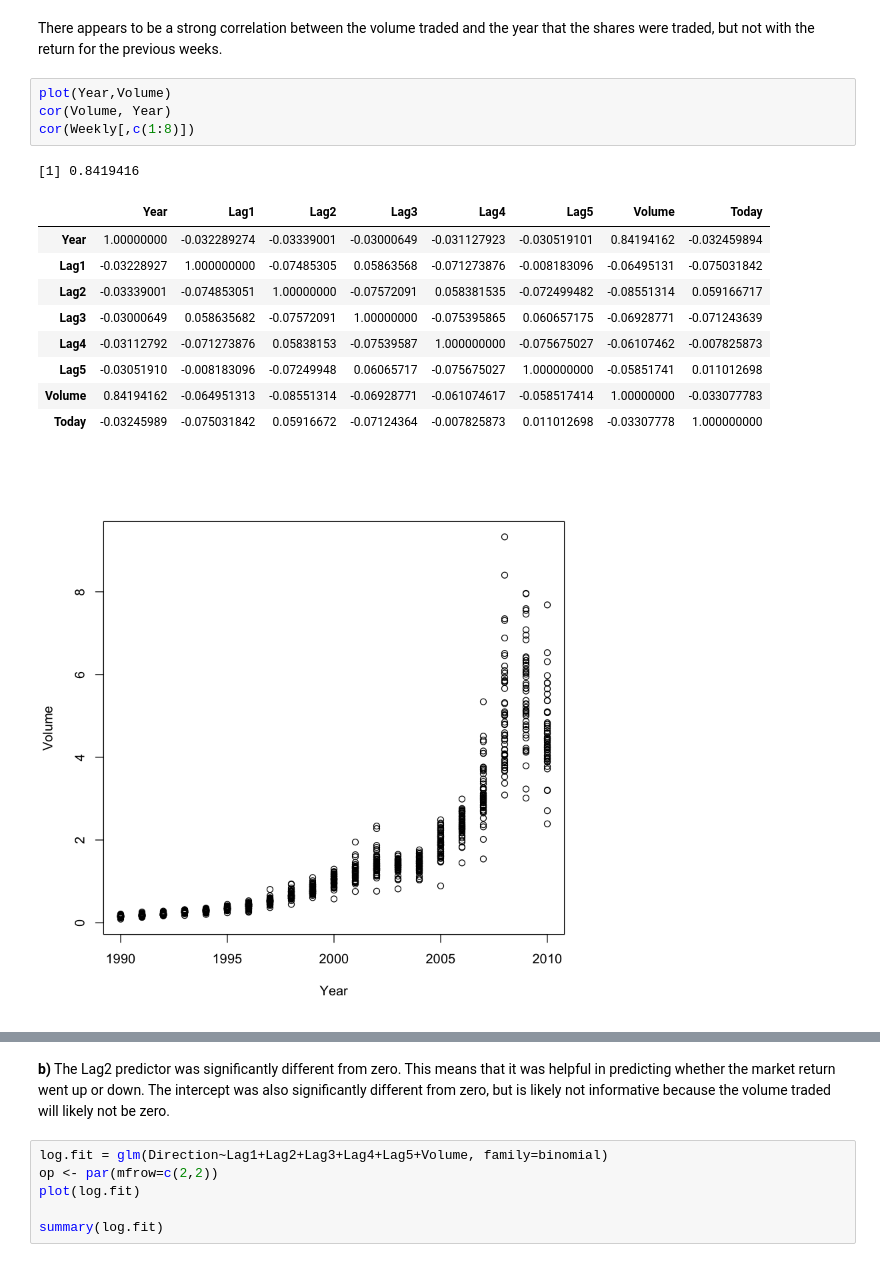
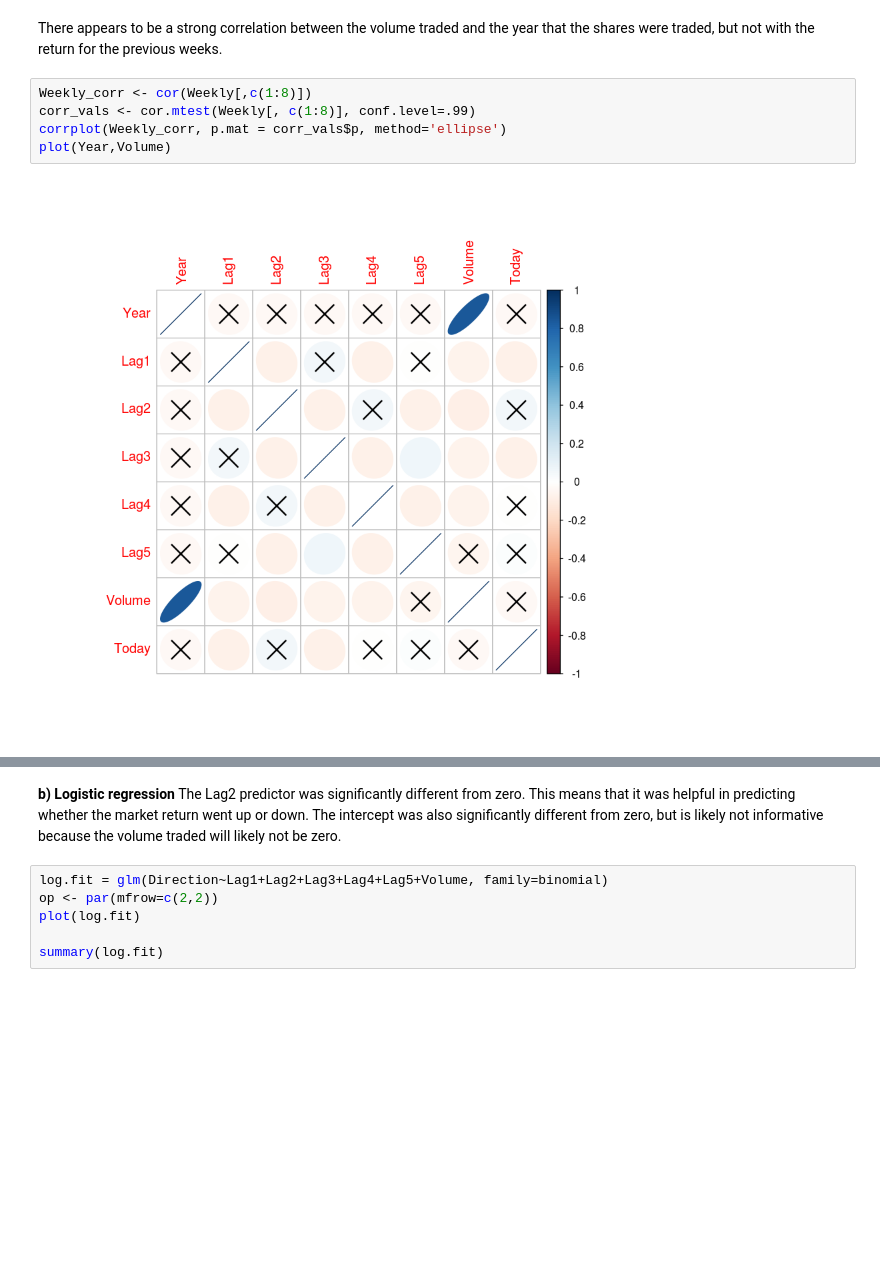
Before and after one commit to kalexandriabond/bond_DSPN_S18, a Jupyter notebook: BOND_Homework5.ipynb, the cells around one changed output, grey strips where cells are left out. Saved outputs shown, nothing was run; the diff lists cells and outputs as text; blank space fills up the shorter version.

```diff
--- a/BOND_Homework5.ipynb
+++ b/BOND_Homework5.ipynb
@@ -57,18 +70,9 @@ The following objects are masked from Weekly (pos = 3):
 # %% [markdown]
 There appears to be a strong correlation between the volume traded and the year that the shares were traded, but not with the return for the previous weeks.
-# %%
-plot(Year,Volume)
-cor(Volume, Year)
-cor(Weekly[,c(1:8)])
-# %% [output]
-[1] 0.8419416
-|  | Year | Lag1 | Lag2 | Lag3 | Lag4 | Lag5 | Volume | Today |
-| Year | 1.00000000 | -0.032289274 | -0.03339001 | -0.03000649 | -0.031127923 | -0.030519101 | 0.84194162 | -0.032459894 |
-| Lag1 | -0.03228927 | 1.000000000 | -0.07485305 | 0.05863568 | -0.071273876 | -0.008183096 | -0.06495131 | -0.075031842 |
-| Lag2 | -0.03339001 | -0.074853051 | 1.00000000 | -0.07572091 | 0.058381535 | -0.072499482 | -0.08551314 | 0.059166717 |
-| Lag3 | -0.03000649 | 0.058635682 | -0.07572091 | 1.00000000 | -0.075395865 | 0.060657175 | -0.06928771 | -0.071243639 |
-| Lag4 | -0.03112792 | -0.071273876 | 0.05838153 | -0.07539587 | 1.000000000 | -0.075675027 | -0.06107462 | -0.007825873 |
-| Lag5 | -0.03051910 | -0.008183096 | -0.07249948 | 0.06065717 | -0.075675027 | 1.000000000 | -0.05851741 | 0.011012698 |
-| Volume | 0.84194162 | -0.064951313 | -0.08551314 | -0.06928771 | -0.061074617 | -0.058517414 | 1.00000000 | -0.033077783 |
-| Today | -0.03245989 | -0.075031842 | 0.05916672 | -0.07124364 | -0.007825873 | 0.011012698 | -0.03307778 | 1.000000000 |
-[figure, removed]
+# %%
+Weekly_corr <- cor(Weekly[,c(1:8)])
+corr_vals <- cor.mtest(Weekly[, c(1:8)], conf.level=.99)
+corrplot(Weekly_corr, p.mat = corr_vals$p, method='ellipse')
+plot(Year,Volume)
+# %% [output]
+[figure, added]
@@ -75,5 +80,5 @@ cor(Weekly[,c(1:8)])
 # %% [markdown]
-**b)**  The Lag2 predictor was significantly different from zero. This means that it was helpful in predicting whether the market return went up or down. The intercept was also significantly different from zero, but is likely not informative because the volume traded will likely not be zero.
+**b) Logistic regression**  The Lag2 predictor was significantly different from zero. This means that it was helpful in predicting whether the market return went up or down. The intercept was also significantly different from zero, but is likely not informative because the volume traded will likely not be zero.
 # %%
 log.fit = glm(Direction~Lag1+Lag2+Lag3+Lag4+Lag5+Volume, family=binomial)
 op <- par(mfrow=c(2,2))
```
Also changed, not shown: parts of 50 cells of this notebook.
